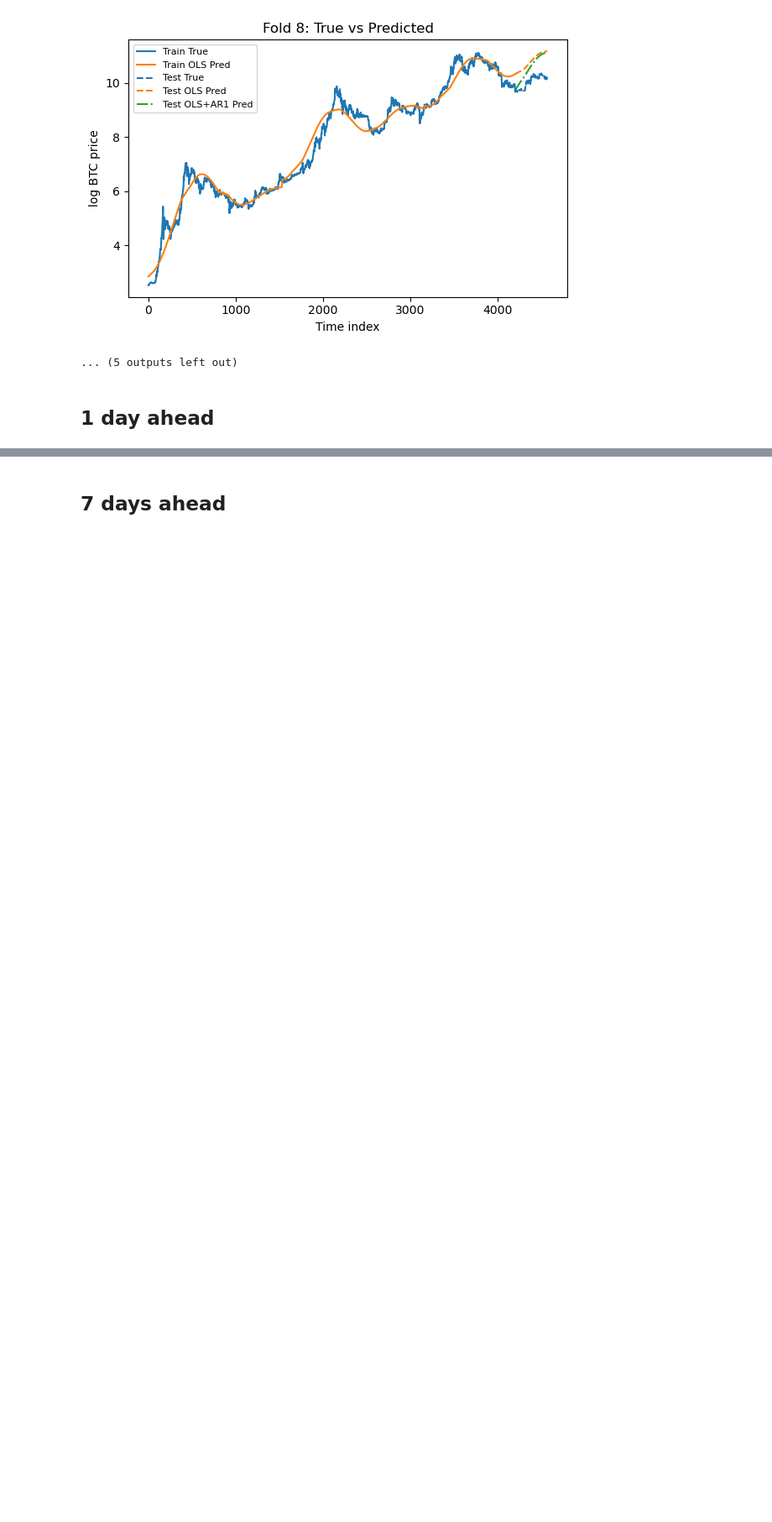
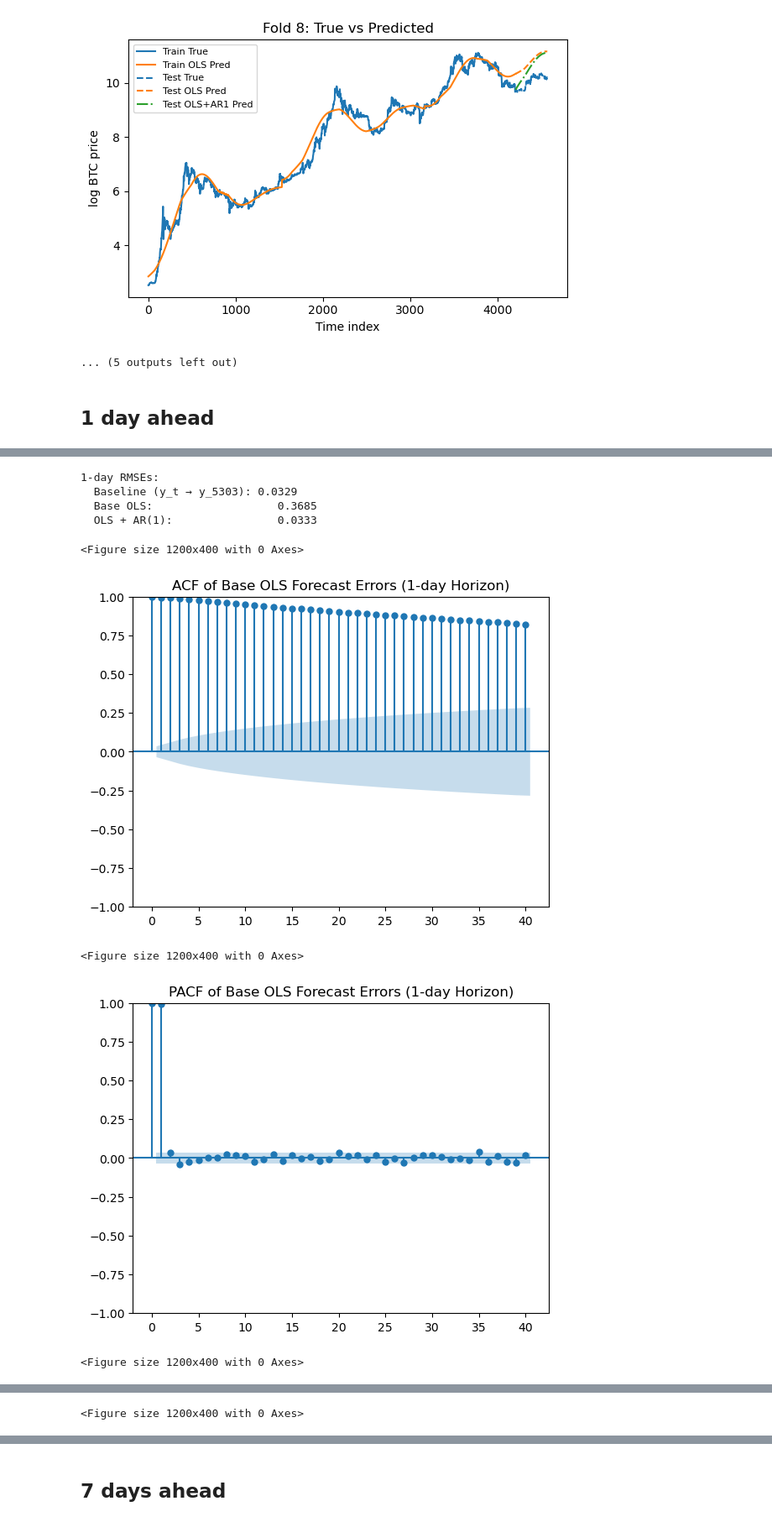
Before and after one commit to DDeepuS/bitcoin-price-prediction, a Jupyter notebook: Notebooks/Autocorrelation.ipynb, the cells around one changed output, grey strips where cells are left out. Shown at 84% size. Saved outputs shown, nothing was run; the diff lists cells and outputs as text; code cells hidden in the pictures; blank space fills up the shorter version.

```diff
--- a/Notebooks/Autocorrelation.ipynb
+++ b/Notebooks/Autocorrelation.ipynb
@@ -536,0 +610,52 @@ Confusion Matrix (corrected) (rows=true, cols=pred):
+# %%
+# 2) After the loop, compute RMSEs:
+
+# baseline: predict today’s price for t+Days
+rmse_baseline = np.sqrt(mean_squared_error(y_td_true_list, y_t_list))
+
+# base OLS
+rmse_base = np.sqrt(mean_squared_error(y_td_true_list, y_td_hat_base_list))
+
+# OLS+AR1
+rmse_ar1 = np.sqrt(mean_squared_error(y_td_true_list, y_td_hat_ar1_list))
+
+print(f"{Days}-day RMSEs:")
+print(f"  Baseline (y_t → y_{t+Days}): {rmse_baseline:.4f}")
+print(f"  Base OLS:                   {rmse_base:.4f}")
+print(f"  OLS + AR(1):                {rmse_ar1:.4f}")
+
+# 3) Build the error series
+errors_base     = np.array(y_td_hat_base_list) - np.array(y_td_true_list)
+errors_ar1      = np.array(y_td_hat_ar1_list) - np.array(y_td_true_list)
+
+# 4) Plot ACF & PACF for base errors
+plt.figure(figsize=(12,4))
+plot_acf(errors_base, lags=40, alpha=0.05)
+plt.title(f"ACF of Base OLS Forecast Errors ({Days}-day Horizon)")
+plt.show()
+
+plt.figure(figsize=(12,4))
+plot_pacf(errors_base, lags=40, alpha=0.05)
+plt.title(f"PACF of Base OLS Forecast Errors ({Days}-day Horizon)")
+plt.show()
+
+# 5) Plot ACF & PACF for AR(1)-corrected errors
+plt.figure(figsize=(12,4))
+plot_acf(errors_ar1, lags=40, alpha=0.05)
+plt.title(f"ACF of AR(1)-Corrected Forecast Errors ({Days}-day Horizon)")
+plt.show()
+
+plt.figure(figsize=(12,4))
+plot_pacf(errors_ar1, lags=40, alpha=0.05)
+plt.title(f"PACF of AR(1)-Corrected Forecast Errors ({Days}-day Horizon)")
+plt.show()
+# %% [output]
+1-day RMSEs:
+  Baseline (y_t → y_5303): 0.0329
+  Base OLS:                   0.3685
+  OLS + AR(1):                0.0333
+<Figure size 1200x400 with 0 Axes>
+[figure, added]
+<Figure size 1200x400 with 0 Axes>
+[figure, added]
+<Figure size 1200x400 with 0 Axes>
@@ -536,0 +663 @@ Confusion Matrix (corrected) (rows=true, cols=pred):
+<Figure size 1200x400 with 0 Axes>
```
Also changed, not shown: parts of 14 cells of this notebook.
